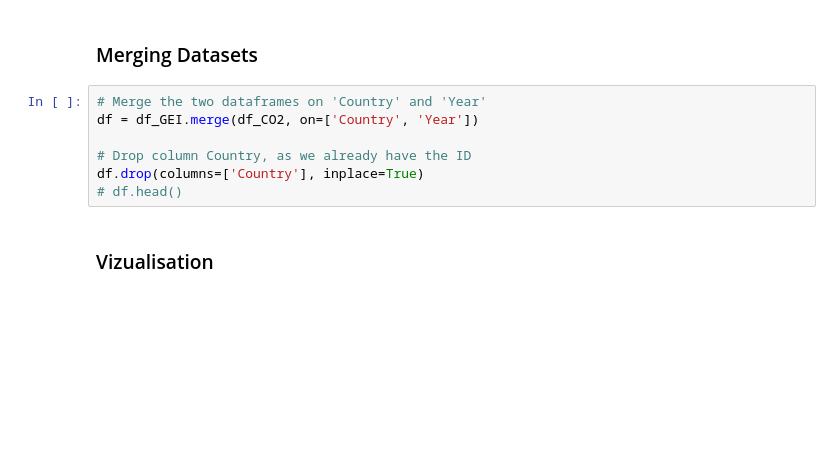
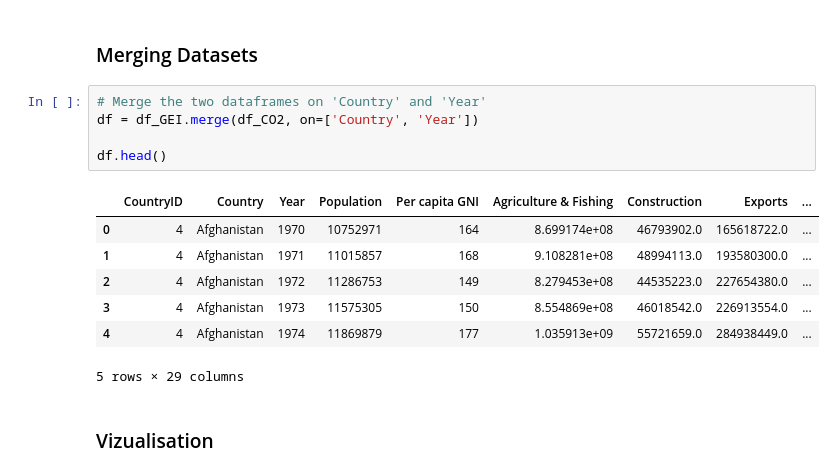
Before and after one commit to mathispappo/Carbon-Emissions-Analysis, a Jupyter notebook: notebook.ipynb, the cells around one changed output. Cells and saved outputs as stored; diff of their text form; blank space fills up the shorter version.

```diff
--- a/notebook.ipynb
+++ b/notebook.ipynb
@@ -71,10 +79,16 @@ df_GEI.rename(columns={
 # %%
 # Merge the two dataframes on 'Country' and 'Year'
 df = df_GEI.merge(df_CO2, on=['Country', 'Year'])
 
-# Drop column Country, as we already have the ID
-df.drop(columns=['Country'], inplace=True)
-# df.head()
+df.head()
+# %% [output]
+|  | CountryID | Country | Year | Population | Per capita GNI | Agriculture & Fishing | Construction | Exports | ... |
+| 0 | 4 | Afghanistan | 1970 | 10752971 | 164 | 8.699174e+08 | 46793902.0 | 165618722.0 | ... |
+| 1 | 4 | Afghanistan | 1971 | 11015857 | 168 | 9.108281e+08 | 48994113.0 | 193580300.0 | ... |
+| 2 | 4 | Afghanistan | 1972 | 11286753 | 149 | 8.279453e+08 | 44535223.0 | 227654380.0 | ... |
+| 3 | 4 | Afghanistan | 1973 | 11575305 | 150 | 8.554869e+08 | 46018542.0 | 226913554.0 | ... |
+| 4 | 4 | Afghanistan | 1974 | 11869879 | 177 | 1.035913e+09 | 55721659.0 | 284938449.0 | ... |
+5 rows × 29 columns
 # %% [markdown]
 ### Vizualisation
 # %%
```
Also changed, not shown: parts of 9 cells of this notebook.
